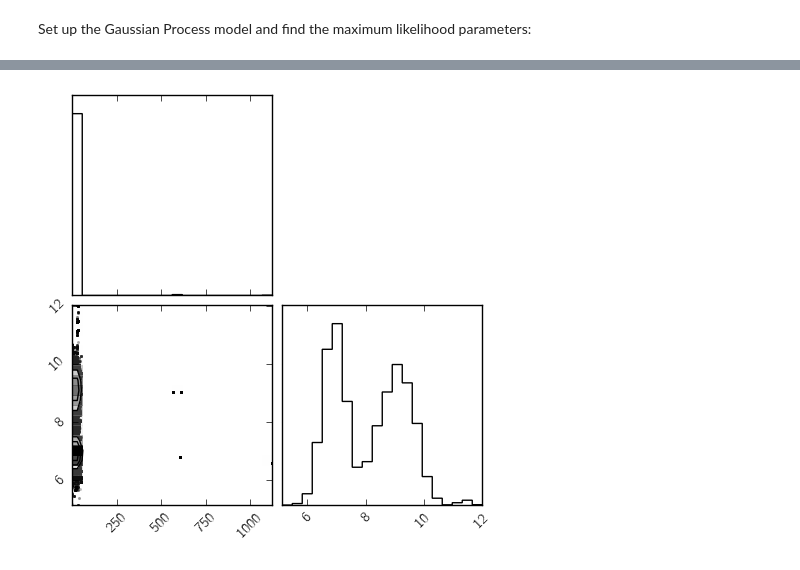
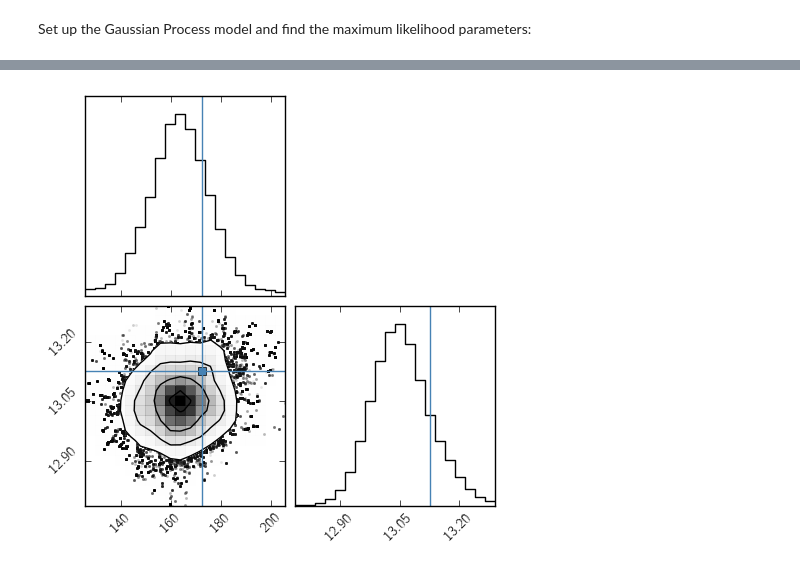
Before and after one commit to dfm/celerite, a Jupyter notebook: python/examples/astero-demo.ipynb, the cells around one changed output, grey strips where cells are left out. Saved outputs shown, nothing was run; the diff lists cells and outputs as text; code cells hidden in the pictures.

```diff
--- a/python/examples/astero-demo.ipynb
+++ b/python/examples/astero-demo.ipynb
@@ -68,9 +70,8 @@ freq_uHz = np.linspace(1, 300, 50000)
 freq = freq_uHz * 1e-6 * 24 * 60 * 60
 
 # Compute the periodogram on the full dataset
-model = LombScargleFast()
-model.fit(x, y, yerr)
-power_all = model.score_frequency_grid(freq[0], freq[1] - freq[0], len(freq)) * len(x)
+model = LombScargle(x, y)
+power_all = model.power(freq, method="fast", normalization="psd")
 
 # Select a subset of the data
 np.random.seed(1234)
@@ -81,8 +82,8 @@ print("Range in subset of data: {0:.1f} days".format(fit_x.max() - fit_x.min()))
 print("Fraction of full dataset: {0:.1f}%".format(100 * n / len(x)))
 
 # Compute the periodogram on the subset
-model.fit(fit_x, fit_y, fit_yerr)
-power_some = model.score_frequency_grid(freq[0], freq[1] - freq[0], len(freq)) * n
+model = LombScargle(fit_x, fit_y)
+power_some = model.power(freq, method="fast", normalization="psd")
 
 # Remove background from periodograms
 def estimate_background(x, y, log_width=0.005):
@@ -100,11 +101,13 @@ bkg_some = estimate_background(freq_uHz, power_some)
 
 # Plot the periodograms
 fig, axes = plt.subplots(1, 2, figsize=(10, 3), sharey=True)
-axes[0].plot(freq_uHz, power_all - bkg_all, "k")
-axes[1].plot(freq_uHz, power_some - bkg_some, "k")
-axes[0].set_ylabel("bkg.\ subtracted periodogram")
+axes[0].plot(freq_uHz, power_all, "k")
+axes[1].plot(freq_uHz, power_some, "k")
+axes[0].set_ylabel("periodogram")
 axes[0].set_xlabel("frequency [$\mu$Hz]")
 axes[1].set_xlabel("frequency [$\mu$Hz]")
 axes[0].set_title("all data")
-axes[1].set_title("subset of data");
+axes[1].set_title("subset of data")
+[ax.set_yscale("log") for ax in axes];
+fig.savefig("periodogram.png")
 # %% [output]
@@ -113,0 +117,16 @@ Fraction of full dataset: 4.0%
+# %%
+model = LombScargle(x, np.ones_like(y), fit_mean=False, center_data=False)
+window_all = model.power(freq, method="fast", normalization="psd")
+model = LombScargle(fit_x, np.ones_like(fit_y), fit_mean=False, center_data=False)
+window_some = model.power(freq, method="fast", normalization="psd")
+
+fig, axes = plt.subplots(1, 2, figsize=(10, 3), sharey=True)
+axes[0].plot(freq_uHz, window_all, "k")
+axes[1].plot(freq_uHz, window_some, "k")
+axes[0].set_ylabel("window function")
+axes[0].set_xlabel("frequency [$\mu$Hz]")
+axes[1].set_xlabel("frequency [$\mu$Hz]")
+axes[0].set_title("all data")
+axes[1].set_title("subset of data")
+[ax.set_yscale("log") for ax in axes];
+fig.savefig("window_function.png")
@@ -308,7 +329,7 @@ sampler = emcee3.Sampler([
 # %%
 ensemble = emcee3.Ensemble(emcee3.SimpleModel(lnprob), initial_samples)
 # %%
-ensemble = sampler.run(ensemble, 3000, progress=True)
+ensemble = sampler.run(ensemble, 1000, progress=True)
 # %%
 plt.plot(sampler.get_coords()[:, :, 3], color="k", alpha=0.3);
 # %% [output]
@@ -340,7 +338,7 @@ array([ 0.06580645,  0.06612903,  0.07129032,  0.07      ,  0.07322581,
 time_grid = np.linspace(0, 1.4, 5000)
 psds = []
 acors = []
-samples = sampler.get_coords(discard=1500, flat=True)
+samples = sampler.get_coords(discard=3000, flat=True)
 for s in samples[np.random.randint(len(samples), size=1000)]:
     gp = build_gp(s)
     psds.append(gp.get_psd(freq))
@@ -364,8 +362,8 @@ plt.yscale("log")
 # %%
 s = np.exp(samples[:, 3:5])/uHz_conv
-corner.corner(s);
+corner.corner(s, truths=[nu_max, delta_nu], smooth=0.7, smooth1d=1.0);
 # %% [output]
-[figure, old version]
+[figure, new version]
 # %%
 corner.corner(samples);
 # %% [output]
```
Also changed, not shown: parts of 14 cells of this notebook, 1 other file.
